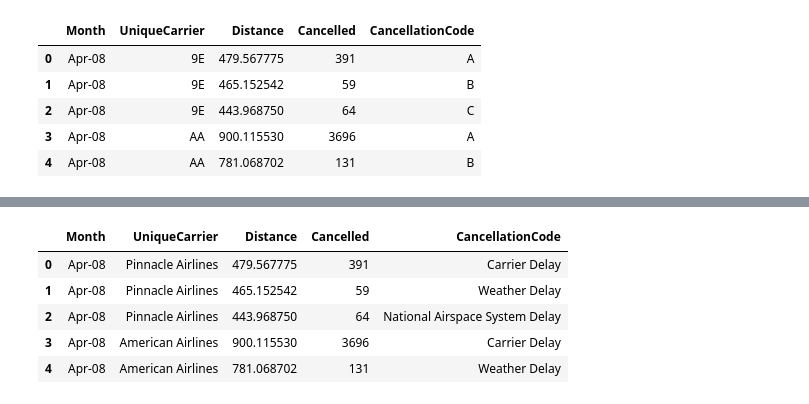
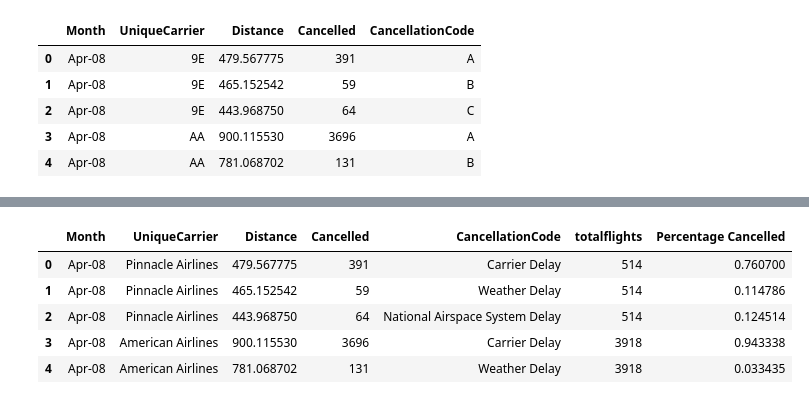
Before and after one commit to ruimaranhao/DataAnalystNanodegree, a Jupyter notebook: P6/processdata.ipynb, the cells around one changed output, grey strips where cells are left out. Saved outputs shown, nothing was run; the diff lists cells and outputs as text; code cells hidden in the pictures.

```diff
--- a/P6/processdata.ipynb
+++ b/P6/processdata.ipynb
@@ -277,3 +214,15 @@ c.head()
 | 403828 | Jan-08 | MQ | 223 | 1 | C |
 | 403835 | Jan-08 | MQ | 223 | 1 | C |
 | 403886 | Jan-08 | MQ | 473 | 1 | C |
+# %%
+dow_sql = """
+    select Month, UniqueCarrier, COUNT(*) as totalflights
+    from c
+    group by Month, UniqueCarrier
+    """
+
+t = pandasql.sqldf(dow_sql, locals())
+
+
+print len(t)
+t.head()
@@ -297,3 +253,6 @@ d.head()
 | 2 | Apr-08 | 9E | 443.968750 | 64 | C |
 | 3 | Apr-08 | AA | 900.115530 | 3696 | A |
 | 4 | Apr-08 | AA | 781.068702 | 131 | B |
+# %%
+d = d.merge(t, on=['Month','UniqueCarrier'])
+d.head()
@@ -300,20 +266,22 @@ d.head()
 # %%
 d['CancellationCode'] = d['CancellationCode'].apply(lambda x: "Carrier Delay" if x == 'A' else x)
 d['CancellationCode'] = d['CancellationCode'].apply(lambda x: "Weather Delay" if x == 'B' else x)
 d['CancellationCode'] = d['CancellationCode'].apply(lambda x: "National Airspace System Delay" if x == 'C' else x)
 d['CancellationCode'] = d['CancellationCode'].apply(lambda x: "Security Delay" if x == 'D' else x)
 
 dic = dfa[['code', 'flight']].set_index('code').to_dict()
 d['UniqueCarrier'] = d['UniqueCarrier'].apply(lambda x: dic['flight'][x])
 
+d['Percentage Cancelled'] = d['Cancelled'] / d['totalflights']
+
 #A = carrier, B = weather, C = NAS, D = security
 d.head()
 # %% [output]
-|  | Month | UniqueCarrier | Distance | Cancelled | CancellationCode |
-| 0 | Apr-08 | Pinnacle Airlines | 479.567775 | 391 | Carrier Delay |
-| 1 | Apr-08 | Pinnacle Airlines | 465.152542 | 59 | Weather Delay |
-| 2 | Apr-08 | Pinnacle Airlines | 443.968750 | 64 | National Airspace System Delay |
-| 3 | Apr-08 | American Airlines | 900.115530 | 3696 | Carrier Delay |
-| 4 | Apr-08 | American Airlines | 781.068702 | 131 | Weather Delay |
+|  | Month | UniqueCarrier | Distance | Cancelled | CancellationCode | totalflights | Percentage Cancelled |
+| 0 | Apr-08 | Pinnacle Airlines | 479.567775 | 391 | Carrier Delay | 514 | 0.760700 |
+| 1 | Apr-08 | Pinnacle Airlines | 465.152542 | 59 | Weather Delay | 514 | 0.114786 |
+| 2 | Apr-08 | Pinnacle Airlines | 443.968750 | 64 | National Airspace System Delay | 514 | 0.124514 |
+| 3 | Apr-08 | American Airlines | 900.115530 | 3696 | Carrier Delay | 3918 | 0.943338 |
+| 4 | Apr-08 | American Airlines | 781.068702 | 131 | Weather Delay | 3918 | 0.033435 |
 # %%
 d.to_csv('data/2008cancelled.csv')
```
Also changed, not shown: parts of 8 cells of this notebook, 2 other files.
